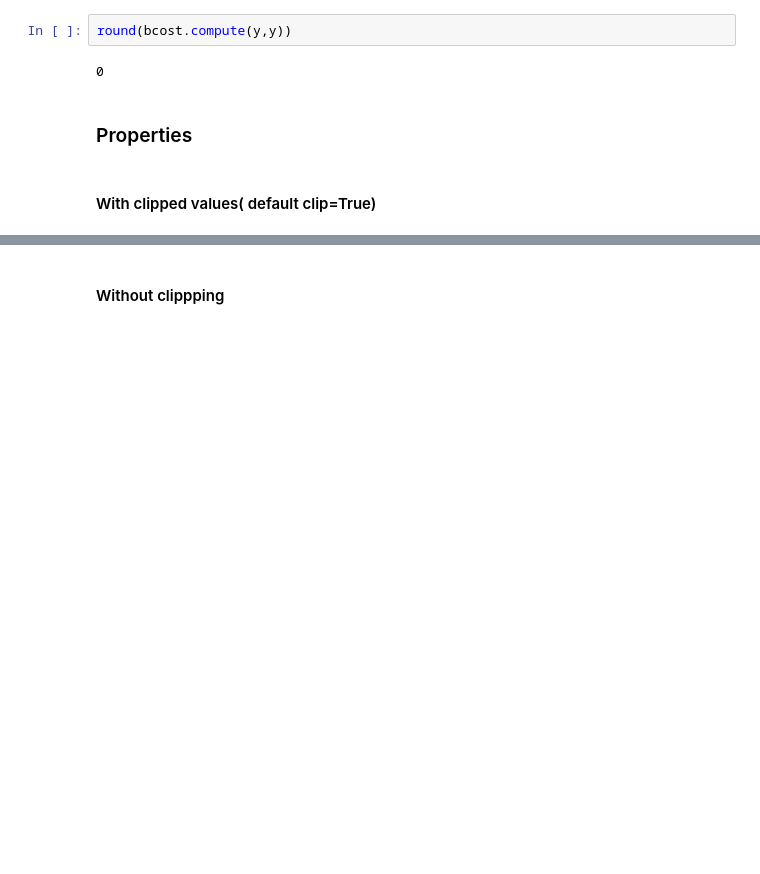
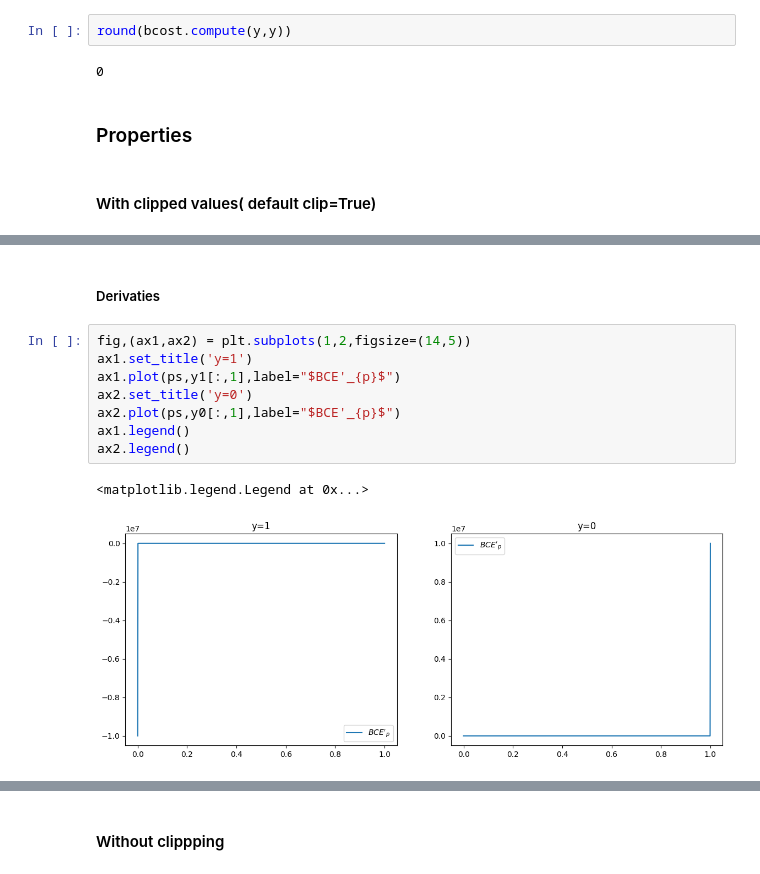
Before and after one commit to atkamara/deeplearning, a Jupyter notebook: module/Tutorials.ipynb, the cells around one changed output, grey strips where cells are left out. Saved outputs shown, nothing was run; the diff lists cells and outputs as text; blank space fills up the shorter version.

```diff
--- a/module/Tutorials.ipynb
+++ b/module/Tutorials.ipynb
@@ -910,0 +917,13 @@ ax2.legend()
+# %% [markdown]
+##### Derivaties
+# %%
+fig,(ax1,ax2) = plt.subplots(1,2,figsize=(14,5))
+ax1.set_title('y=1')
+ax1.plot(ps,y1[:,1],label="$BCE'_{p}$")
+ax2.set_title('y=0')
+ax2.plot(ps,y0[:,1],label="$BCE'_{p}$")
+ax1.legend()
+ax2.legend()
+# %% [output]
+<matplotlib.legend.Legend at 0x...>
+[figure, added]
```
Also changed, not shown: parts of 33 cells of this notebook, 1 other file.
